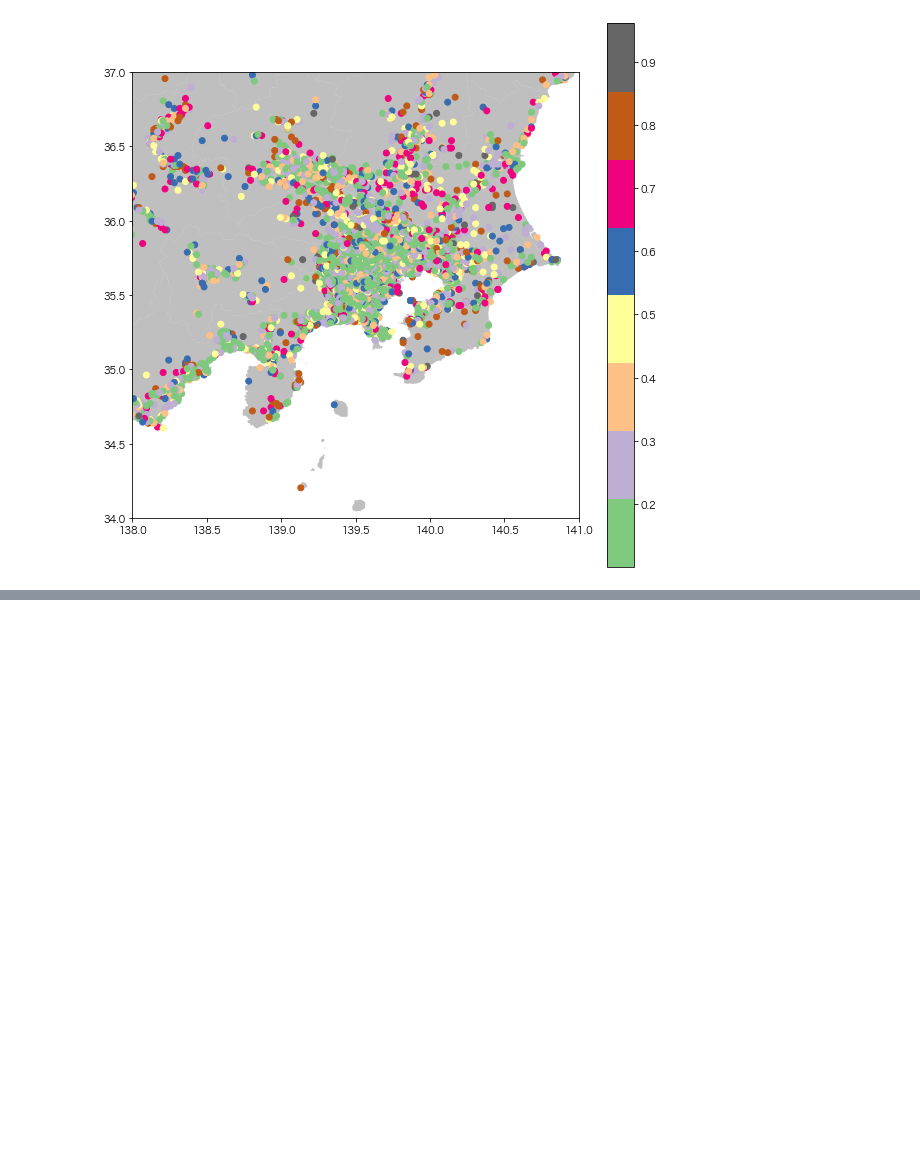
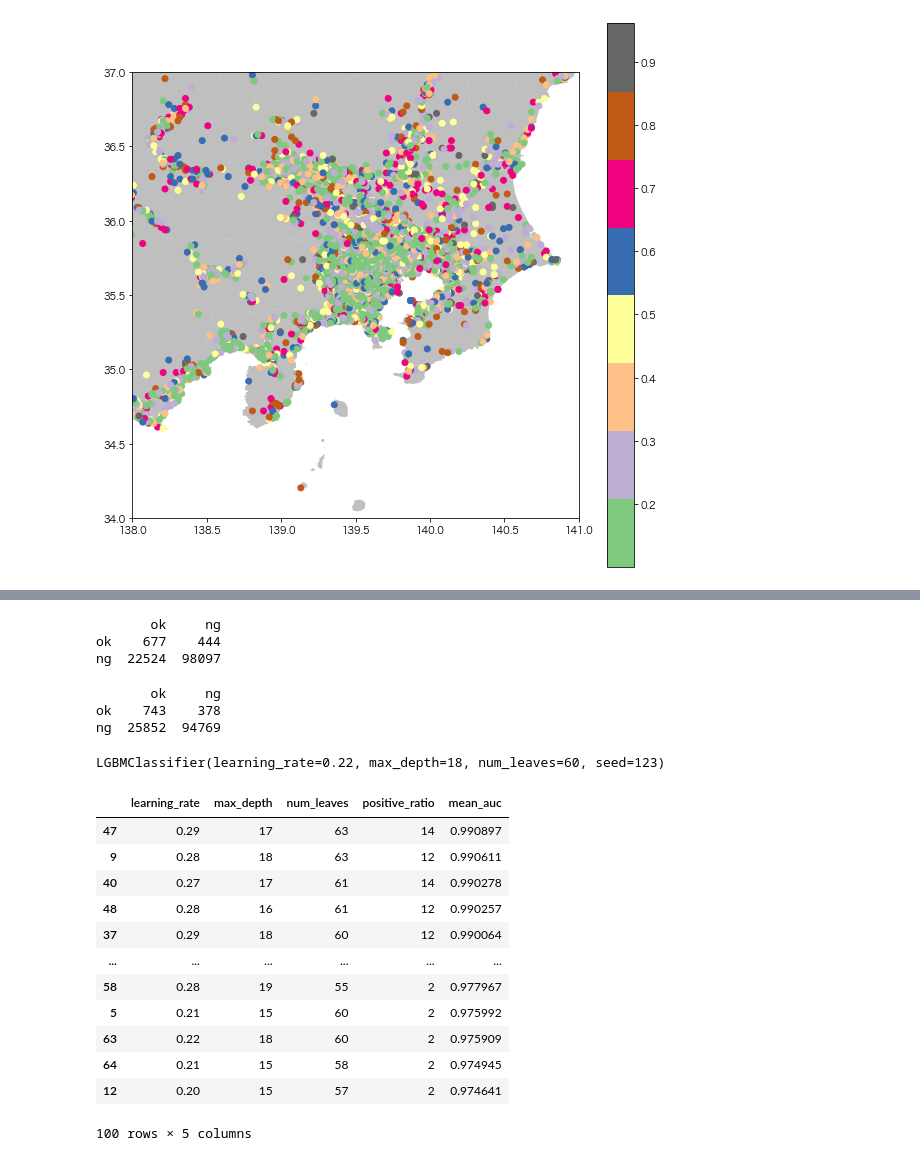
Before and after one commit to KamonohashiPerry/traffic_accident_analysis, a Jupyter notebook: Traffic_Accident_Analysis.ipynb, the cells around one changed output, grey strips where cells are left out. Saved outputs shown, nothing was run; the diff lists cells and outputs as text; code cells hidden in the pictures; blank space fills up the shorter version.

```diff
--- a/Traffic_Accident_Analysis.ipynb
+++ b/Traffic_Accident_Analysis.ipynb
@@ -2165,0 +2230,44 @@ plt.ylim([34,37]);
+# %%
+# y_pred_test = model.predict_proba(X_test.drop(columns=["third_mesh"]))
+y_pred_test = loaded_model.predict_proba(X_test.drop(columns=["third_mesh"]))
+y_pred_oof = (y_pred_test[:,1] > y_pred_test[:,1].mean()).astype(int)
+# y_pred_oof = (y_pred_test[:,1] > 0.5).astype(int)
+
+labels = ['ok', 'ng']
+cm =  confusion_matrix(np.where(y_test.values == 1, 'ok', 'ng'),
+                        np.where(  y_pred_oof == 1, 'ok', 'ng'), labels=labels)
+
+# データフレームに変換
+cm_labeled = pd.DataFrame(cm, columns=labels, index=labels)
+
+print(cm_labeled)
+# %% [output]
+       ok     ng
+ok    677    444
+ng  22524  98097
+# %%
+print(cm_labeled)
+# %% [output]
+       ok     ng
+ok    743    378
+ng  25852  94769
+# %%
+loaded_model
+# %% [output]
+LGBMClassifier(learning_rate=0.22, max_depth=18, num_leaves=60, seed=123)
+# %%
+pd.read_pickle("src/parameter_df.pickle").sort_values(by="mean_auc", ascending=False)
+# %% [output]
+|  | learning_rate | max_depth | num_leaves | positive_ratio | mean_auc |
+| 47 | 0.29 | 17 | 63 | 14 | 0.990897 |
+| 9 | 0.28 | 18 | 63 | 12 | 0.990611 |
+| 40 | 0.27 | 17 | 61 | 14 | 0.990278 |
+| 48 | 0.28 | 16 | 61 | 12 | 0.990257 |
+| 37 | 0.29 | 18 | 60 | 12 | 0.990064 |
+| ... | ... | ... | ... | ... | ... |
+| 58 | 0.28 | 19 | 55 | 2 | 0.977967 |
+| 5 | 0.21 | 15 | 60 | 2 | 0.975992 |
+| 63 | 0.22 | 18 | 60 | 2 | 0.975909 |
+| 64 | 0.21 | 15 | 58 | 2 | 0.974945 |
+| 12 | 0.20 | 15 | 57 | 2 | 0.974641 |
+100 rows × 5 columns
```
Also changed, not shown: parts of 20 cells of this notebook, 2 other files.
